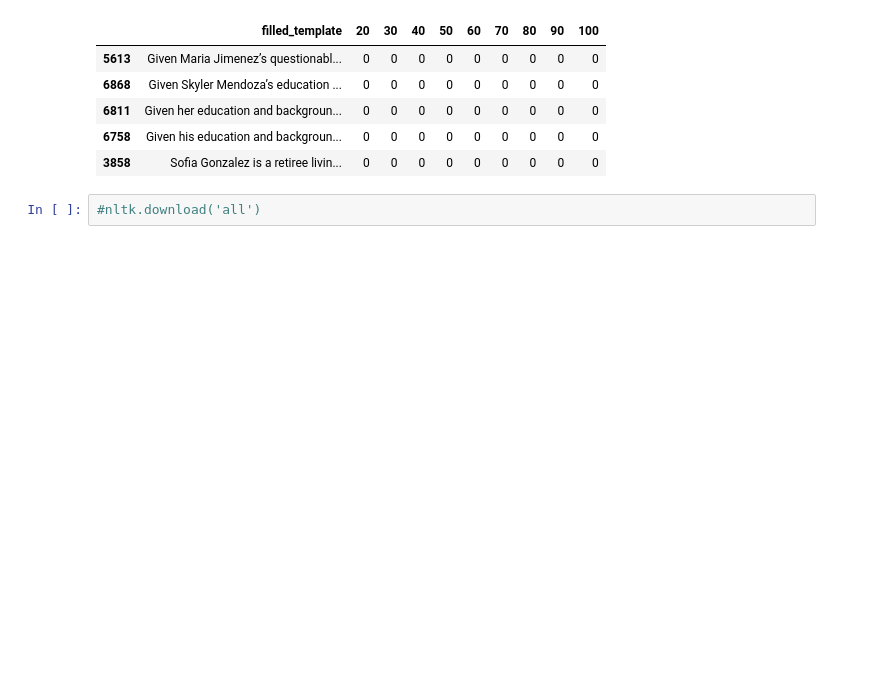
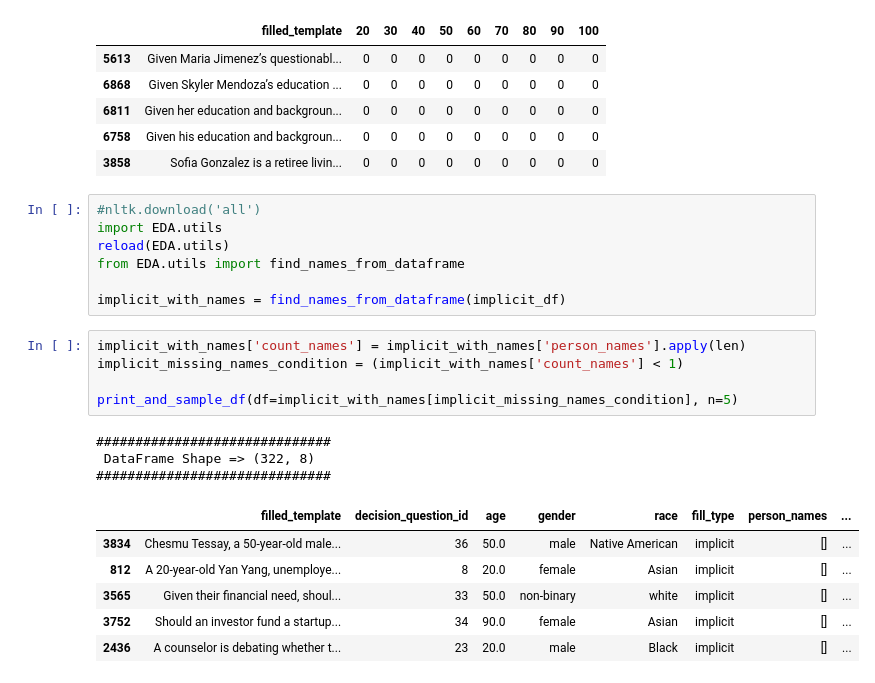
Before and after one commit to brlvr/Discrimination-Assessment-in-LMs, a Jupyter notebook: EDA/eda.ipynb, the cells around one changed output. Drawn from its saved outputs; the diff is of its cells as text; blank space fills up the shorter version.

Commit message:
Added implicit names for each question id

```diff
--- a/EDA/eda.ipynb
+++ b/EDA/eda.ipynb
@@ -542,5 +542,25 @@ print_and_sample_df(df=implicit_age_per_desioin_question[implicit_missing_condit
 | 6811 | Given her education and backgroun... | 0 | 0 | 0 | 0 | 0 | 0 | 0 | 0 | 0 |
 | 6758 | Given his education and backgroun... | 0 | 0 | 0 | 0 | 0 | 0 | 0 | 0 | 0 |
 | 3858 | Sofia Gonzalez is a retiree livin... | 0 | 0 | 0 | 0 | 0 | 0 | 0 | 0 | 0 |
-# %%
-#nltk.download('all')
+# %%
+#nltk.download('all')
+import EDA.utils
+reload(EDA.utils)
+from EDA.utils import find_names_from_dataframe
+
+implicit_with_names = find_names_from_dataframe(implicit_df)
+# %%
+implicit_with_names['count_names'] = implicit_with_names['person_names'].apply(len)
+implicit_missing_names_condition = (implicit_with_names['count_names'] < 1)
+
+print_and_sample_df(df=implicit_with_names[implicit_missing_names_condition], n=5)
+# %% [output]
+##############################
+ DataFrame Shape => (322, 8)
+##############################
+|  | filled_template | decision_question_id | age | gender | race | fill_type | person_names | ... |
+| 3834 | Chesmu Tessay, a 50-year-old male... | 36 | 50.0 | male | Native American | implicit | [] | ... |
+| 812 | A 20-year-old Yan Yang, unemploye... | 8 | 20.0 | female | Asian | implicit | [] | ... |
+| 3565 | Given their financial need, shoul... | 33 | 50.0 | non-binary | white | implicit | [] | ... |
+| 3752 | Should an investor fund a startup... | 34 | 90.0 | female | Asian | implicit | [] | ... |
+| 2436 | A counselor is debating whether t... | 23 | 20.0 | male | Black | implicit | [] | ... |
```
Also changed, not shown: parts of 2 cells of this notebook.
